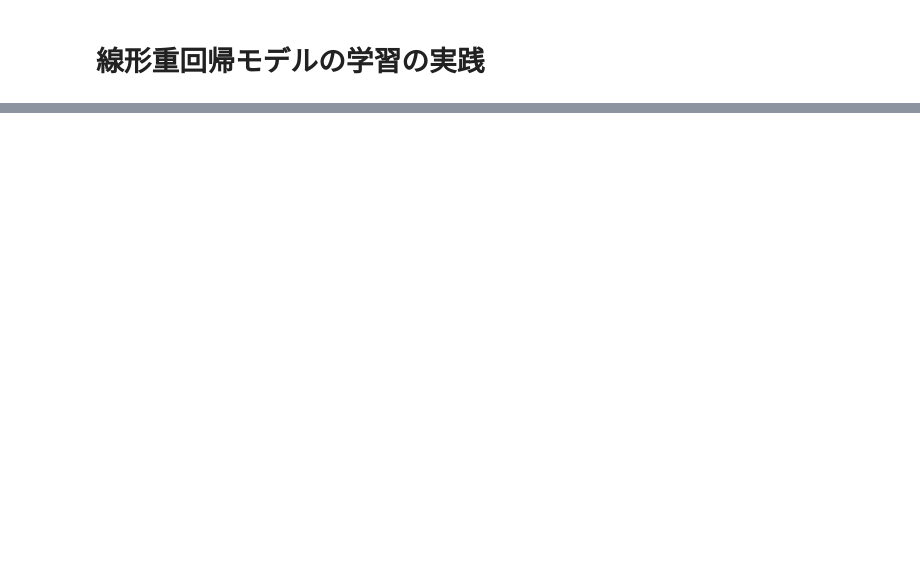
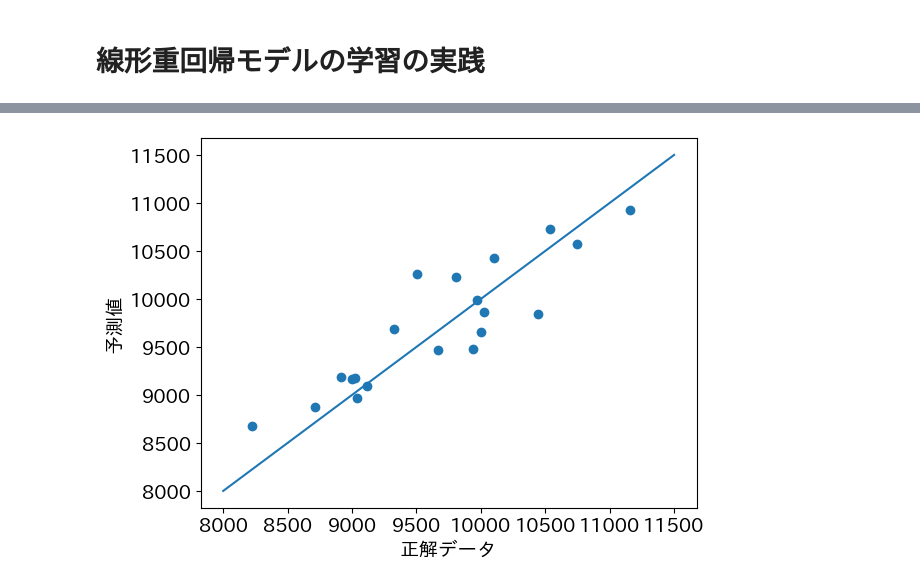
Before and after one commit to yoshida-nu/lec_datascience, a Jupyter notebook: doc/datascience_notebook04.ipynb, the cells around one changed output, grey strips where cells are left out. Drawn from its saved outputs; the diff is of its cells as text; code cells hidden in the pictures; blank space fills up the shorter version.

```diff
--- a/doc/datascience_notebook04.ipynb
+++ b/doc/datascience_notebook04.ipynb
@@ -840,0 +821,22 @@ print(f'定数項: {b}')
+# %%
+url = 'https://bit.ly/41qtHPp'
+df = pd.read_csv(url)
+df = df.fillna(df.mean())
+df = df.drop(30, axis = 0)
+x_cols = ['SNS1','SNS2', 'actor', 'original']
+t_col = ['sales']
+x = df[x_cols]
+t = df[t_col]
+from sklearn.model_selection import train_test_split
+x_train, x_test, t_train, t_test = train_test_split(x, t, test_size = 0.2, random_state = random_seed)
+from sklearn.linear_model import LinearRegression
+linear_regression_model = LinearRegression()
+linear_regression_model.fit(X = x_train, y = t_train)
+t_pred = linear_regression_model.predict(X = x_test)
+plt.scatter(t_test, t_pred)
+plt.xlabel('正解データ')
+plt.ylabel('予測値')
+plt.plot([8000, 11500], [8000, 11500])
+plt.show()
+# %% [output]
+[figure, added]
```
Also changed, not shown: parts of 65 cells of this notebook.
